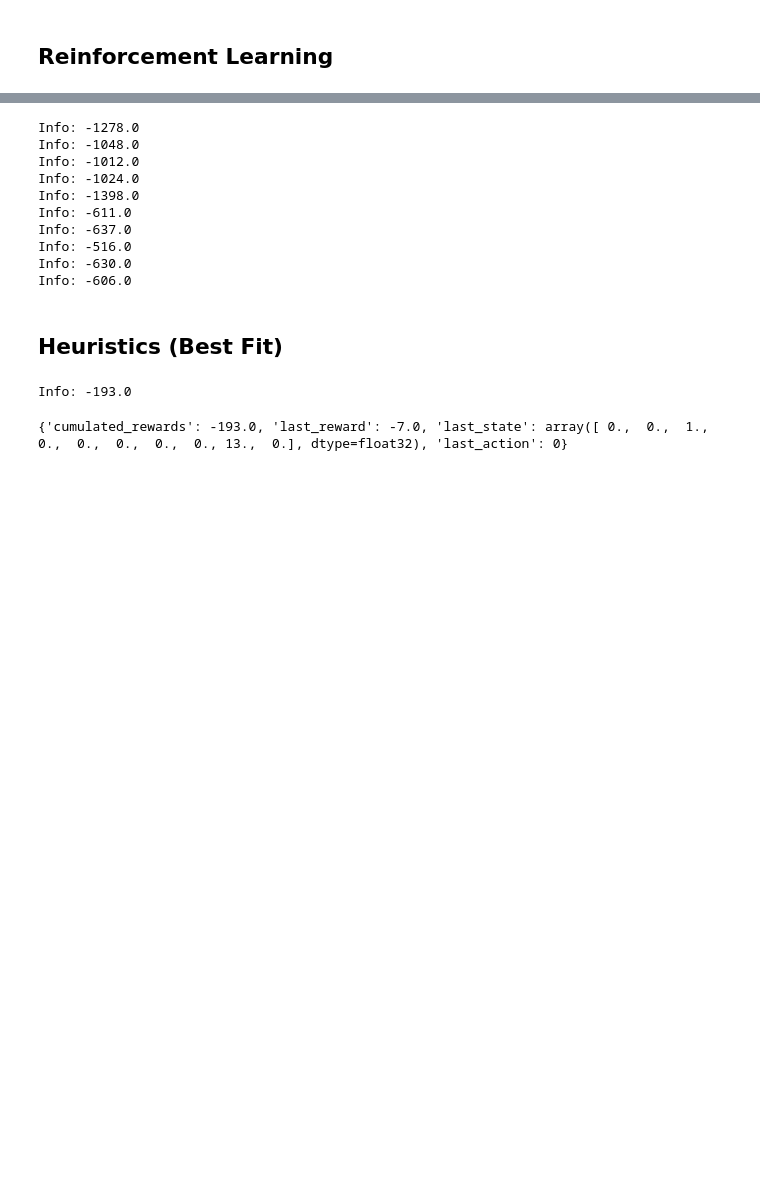
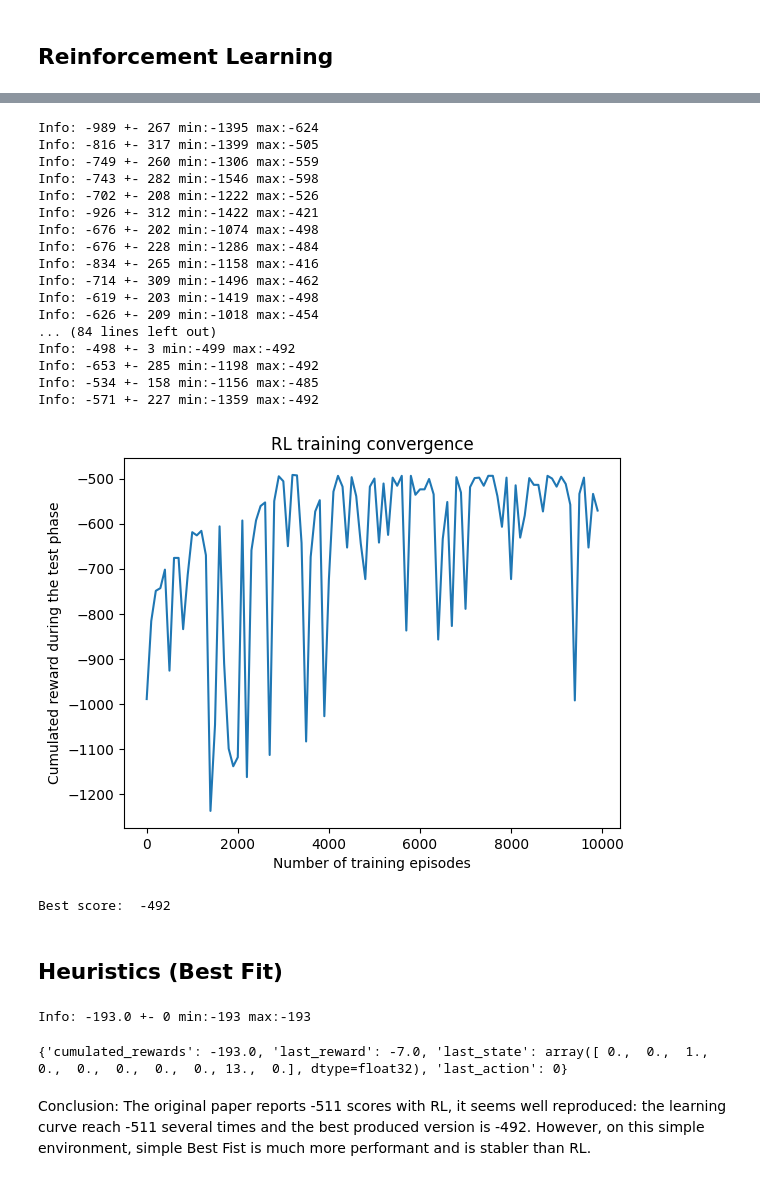
Before and after one commit to PierrickPochelu/CombiOptimRLlib, a Jupyter notebook: main.ipynb, the cells around one changed output, grey strips where cells are left out. Cells and saved outputs as stored; diff of their text form; code cells hidden in the pictures; blank space fills up the shorter version.

Commit message:
matplotlib RL curve

```diff
--- a/main.ipynb
+++ b/main.ipynb
@@ -28,13 +29,14 @@ rl_name = "PPO"
 hyperparameters = default_hyperparam_factory(rl_name)
 
 # update value similar to the publication
-hyperparameters["lr"]=1e-3
+hyperparameters["lr"]=1e-4 # <---Sensisitive between slow-smooth and fast-chaotic . Original paper uses 3e-4.
 hyperparameters["deep"]=2
 hyperparameters["wide"]=16
 hyperparameters["train_batch_size"]=64
 hyperparameters["sgd_minibatch_size"]=64
 hyperparameters["lambda"]=0.99
 hyperparameters["grad_clip"]=0.3
+hyperparameters["num_rollout_workers"]=4
 
 # Build the Trainer (contains RL object and Environment simulator object)
 rllib_trainer = rl_agent_factory(rl_name, hyperparameters, env_class, env_config=env_config)
@@ -47,27 +49,58 @@ rllib_trainer = rl_agent_factory(rl_name, hyperparameters, env_class, env_config
 # %%
 agent=AgentRLLIB(rllib_trainer, env_class, env_config)
-for ep in range(10):
-    for it in range(10):
+
+scores=[]
+for ep in range(100):
+    for it in range(100):
         agent.train()
 
-    score=agent.evaluate()
-    print("Info:", score['cumulated_rewards'])
+    # The environment is stochastic (random shuffling of items)
+    ls=[agent.evaluate()['cumulated_rewards'] for i in range(30)] # ls: list_scores
+    m=round(np.mean(ls))
+    print(f"Info: {m} +- {round(np.std(ls))} min:{round(np.min(ls))} max:{round(np.max(ls))}", )
+    scores.append((m,round(np.std(ls))))
 # %% [output]
-Info: -1278.0
-Info: -1048.0
-Info: -1012.0
-Info: -1024.0
-Info: -1398.0
-Info: -611.0
-Info: -637.0
-Info: -516.0
-Info: -630.0
-Info: -606.0
+Info: -989 +- 267 min:-1395 max:-624
+Info: -816 +- 317 min:-1399 max:-505
+Info: -749 +- 260 min:-1306 max:-559
+Info: -743 +- 282 min:-1546 max:-598
+Info: -702 +- 208 min:-1222 max:-526
+Info: -926 +- 312 min:-1422 max:-421
+Info: -676 +- 202 min:-1074 max:-498
+Info: -676 +- 228 min:-1286 max:-484
+Info: -834 +- 265 min:-1158 max:-416
+Info: -714 +- 309 min:-1496 max:-462
+Info: -619 +- 203 min:-1419 max:-498
+Info: -626 +- 209 min:-1018 max:-454
+... (84 lines left out)
+Info: -498 +- 3 min:-499 max:-492
+Info: -653 +- 285 min:-1198 max:-492
+Info: -534 +- 158 min:-1156 max:-485
+Info: -571 +- 227 min:-1359 max:-492
+# %%
+import numpy as np
+import matplotlib.pyplot as plt
+
+# Dataset
+x = np.array([i*100 for i in range(len(scores))])
+y = np.array([m for m,s in scores])
+
+# Plotting the Graph
+plt.plot(x, y)
+plt.title("RL training convergence")
+plt.xlabel("Number of training episodes")
+plt.ylabel("Cumulated reward during the test phase")
+plt.show()
+
+print("Best score: ", np.max(np.array(scores)[:,0]))
+# %% [output]
+[figure, added]
+Best score:  -492
 # %% [markdown]
 ## Heuristics (Best Fit)
 # %%
 agent = AgentBestFit(None, env_class, env_config)
-score = agent.evaluate()
-print("Info:", score['cumulated_rewards'])
+ls=[agent.evaluate()['cumulated_rewards'] for i in range(30)] # ls: list_scores
+print(f"Info: {np.mean(ls)} +- {round(np.std(ls))} min:{round(np.min(ls))} max:{round(np.max(ls))}", )
 # %% [output]
-Info: -193.0
+Info: -193.0 +- 0 min:-193 max:-193
@@ -76,2 +114,4 @@ print(score)
 # %% [output]
 {'cumulated_rewards': -193.0, 'last_reward': -7.0, 'last_state': array([ 0.,  0.,  1.,  0.,  0.,  0.,  0.,  0., 13.,  0.], dtype=float32), 'last_action': 0}
+# %% [markdown]
+Conclusion: The original paper reports -511 scores with RL, it seems well reproduced: the learning curve reach -511 several times and the best produced version is -492. However, on this simple environment, simple Best Fist is much more performant and is stabler than RL.
```
Also changed, not shown: parts of 4 cells of this notebook.
